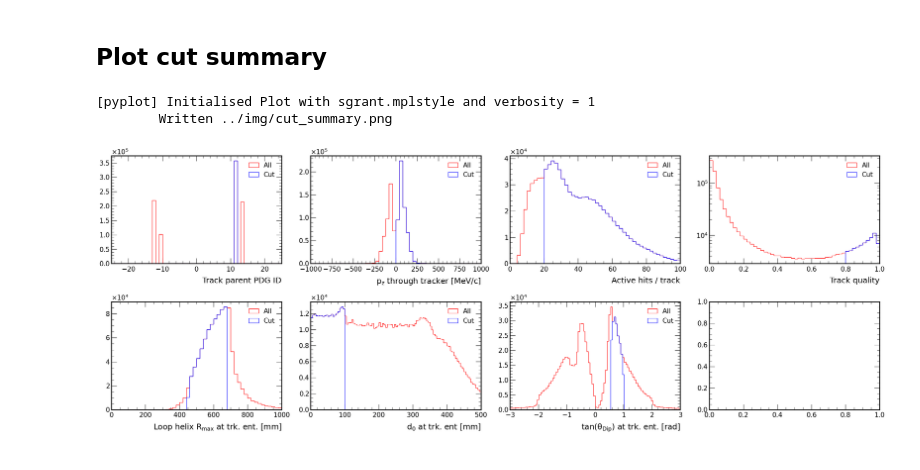
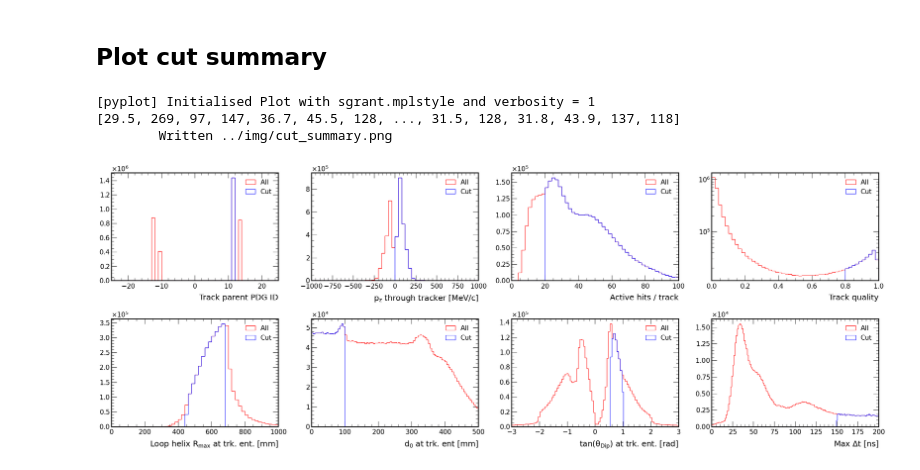
Before and after one commit to victordorojan/mu2e_cosmic_ana, a Jupyter notebook: ana/ana_0.ipynb, the cells around one changed output. Cells and saved outputs as stored; diff of their text form; code cells hidden in the pictures.

```diff
--- a/ana/ana_0.ipynb
+++ b/ana/ana_0.ipynb
@@ -26,7 +26,7 @@ from pyvector import Vector
 # %% [markdown]
 # Import data
 # %%
-importer = Importer(
+processor = Processor(
     use_remote = True,
     location = "disk",
     verbosity = 1
@@ -37,6 +37,10 @@ branches = {
         "run",
         "subrun",
         "event",
+    ],
+    "crv" : [
+        "crvcoincs.time",
+        "crvcoincs.nHits"
     ],
     "trk" : [
         "trk.nactive",
@@ -65,9 +69,9 @@ branches = {
 # )
 
 # First 25 files
-data = importer.import_dataset(
-    file_list_path = "/exp/mu2e/data/users/sgrant/mu2e_cosmic_ana/nts.mu2e.CosmicCRYSignalAllOffSpillTriggered-LH.MDC2020as_best_v1_3_v06_03_00.0_24.txt",
+data = processor.process_data(
+    file_list_path = "/exp/mu2e/data/users/sgrant/mu2e_cosmic_ana/nts.mu2e.CosmicCRYSignalAllOffSpillTriggered-LH.MDC2020as_best_v1_3_v06_03_00.0_99.txt",
     branches = branches,
-    max_workers = 25
+    max_workers = 100
 )
 # %% [output]
@@ -536,34 +996,92 @@ def plot_cut_summary(data, cuts, ax, out_path=None, on_spill=False):
         idx += 1
 
     except Exception as e:
         print(f"Warning: Could not create tandip plot: {e}")
 
+
+    # Plot 9: dt
+    try:
+
+        # Get min and max track t0 times for each event
+        min_trk_time = ak.min(data["trkfit"]["trksegs"]["time"][trk_front], axis=-1)
+        max_trk_time = ak.max(data["trkfit"]["trksegs"]["time"][trk_front], axis=-1)
+
+        # Get min and max coincidence times for each event
+        min_coinc_time = ak.min(data["crv"]["crvcoincs.time"], axis=-1)
+        max_coinc_time = ak.max(data["crv"]["crvcoincs.time"], axis=-1)
+
+        # Broadcast coincidence times to match track times structure
+        # This requires creating a cartesian product between coinc times and track times
+        # We'll use the ak.cartesian function to do this
+
+        # First, create arrays with the right structure
+        coinc_info = ak.zip({
+            "min_time": min_coinc_time,
+            "max_time": max_coinc_time
+        })
+
+        trk_info = ak.zip({
+            "min_time": min_trk_time,
+            "max_time": max_trk_time
+        })
+
+        # Use cartesian product to match each coinc with each track
+        matched = ak.cartesian({"coinc": coinc_info, "track": trk_info})
+
+        dt1 = abs(matched["coinc", "max_time"] - matched["track", "min_time"])
+        dt2 = abs(matched["coinc", "min_time"] - matched["track", "max_time"])
+
+        # Plot the minimum time difference
+        max_dt = ak.max(ak.concatenate([dt1, dt2], axis=-1), axis=-1)
+
+        print(max_dt)
+
+        plotter.plot_1D_overlay(
+            {
+                # "All": ak.flatten(tandip_before, axis=None),
+                # r"$0.5577350 < \tan(\theta_{\text{Dip}}) < 1.0$": ak.flatten(tandip_after, axis=None),
+                "All": ak.flatten(max_dt, axis=None),
+                "Cut": ak.flatten(max_dt[max_dt >= 150], axis=None),
+            },
+            nbins=150, xmin=0, xmax=200,
+            xlabel=r"Max $\Delta t$ [ns]", #  title="Pitch angle",
+            norm_by_area = False,
+            show=False,
+            ax=ax[idx]
+        )
+
+        idx += 1
+
+    except Exception as e:
+        print(f"Warning: Could not create dt plot: {e}")
+
     plt.tight_layout()
 
     # Save if requested
     if out_path:
         print(f"\tWritten {out_path}")
         plt.savefig(out_path, dpi=300)
 
     # Add title
     # fig.suptitle("Track Selection Summary", fontsize=16)
 
     plt.show()
 
 # Create figure with subplots
 fig, ax = plt.subplots(2, 4, figsize=(6.4*4, 4.8*2))
 
 plot_cut_summary(
     data,
     cuts,
     out_path="../img/cut_summary.png",
     on_spill=False,
     ax=ax
 )
 # %% [output]
 [pyplot] Initialised Plot with sgrant.mplstyle and verbosity = 1
+[29.5, 269, 97, 147, 36.7, 45.5, 128, ..., 31.5, 128, 31.8, 43.9, 137, 118]
         Written ../img/cut_summary.png
-[figure, old version]
+[figure, new version]
 # %%
 # vec = Vector()
 # # help(vec)
```
Also changed, not shown: parts of 10 cells of this notebook, 1 other file.
